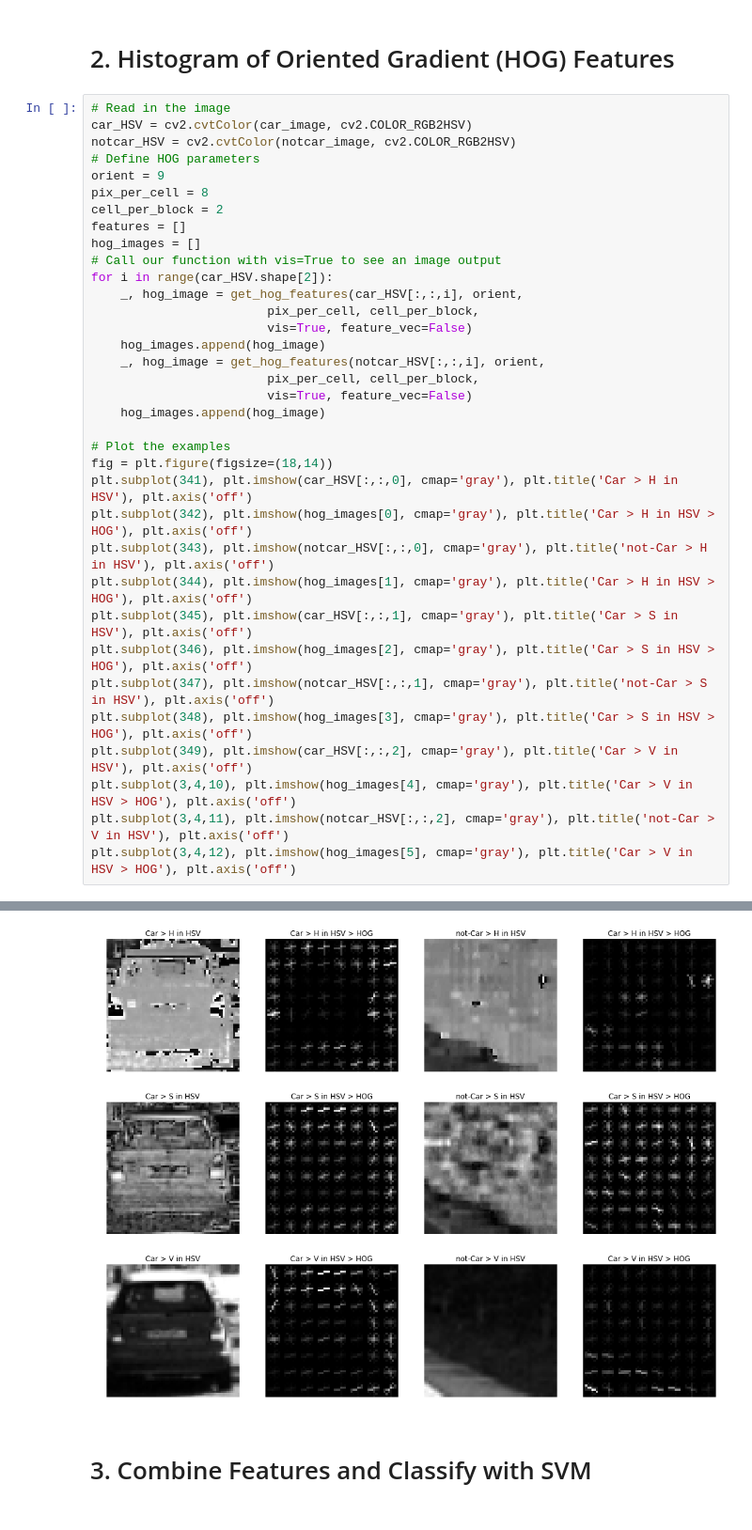
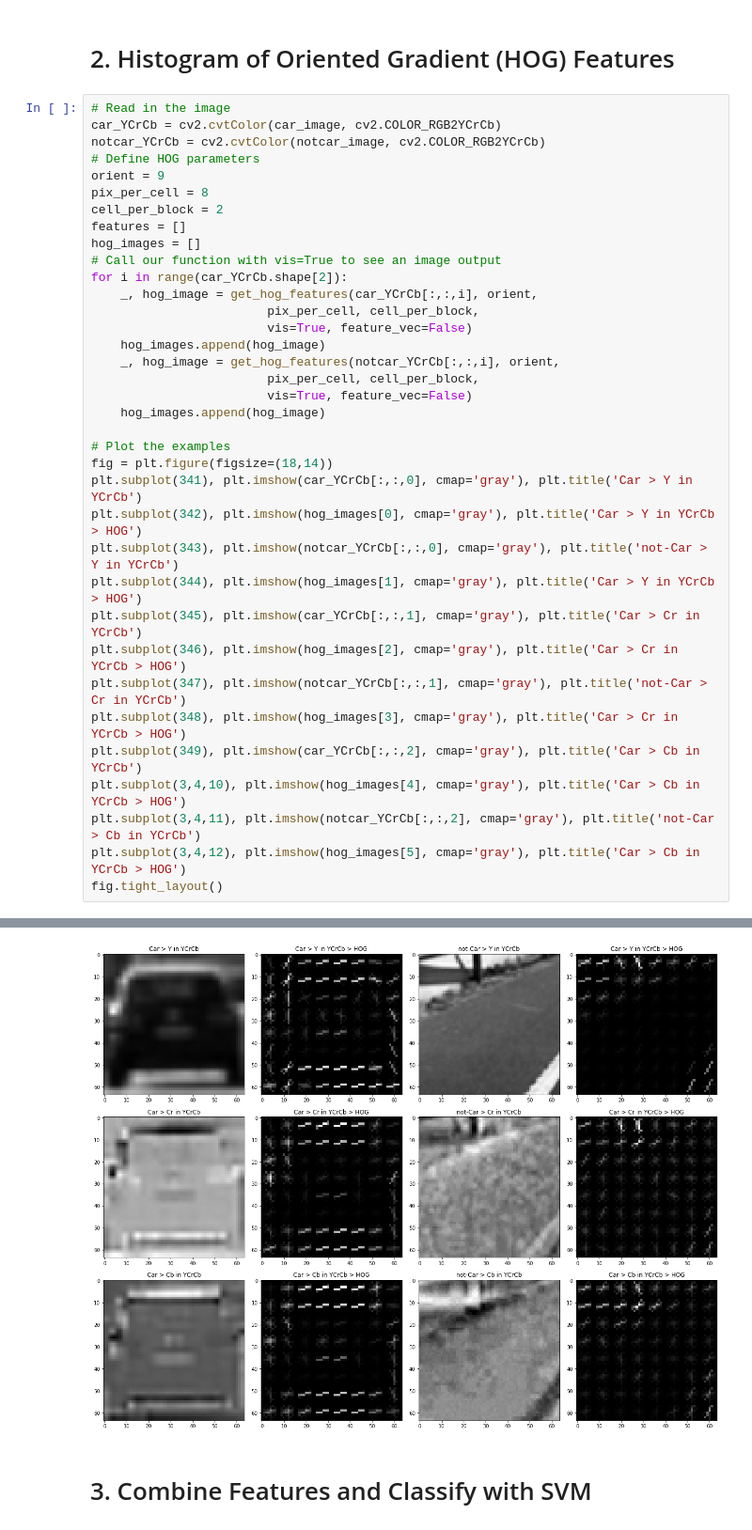
Before and after one commit to hangyao/Udacity_SDCND_Vehicle-Detection, a Jupyter notebook: Untitled.ipynb, the cells around one changed output, grey strips where cells are left out. Shown at 94% size. Cells and saved outputs as stored; diff of their text form.

```diff
--- a/Untitled.ipynb
+++ b/Untitled.ipynb
@@ -51,8 +51,8 @@ of size:  (64, 64, 3)  and data type: float32
 # 2. Histogram of Oriented Gradient (HOG) Features
 # %%
 # Read in the image
-car_HSV = cv2.cvtColor(car_image, cv2.COLOR_RGB2HSV)
-notcar_HSV = cv2.cvtColor(notcar_image, cv2.COLOR_RGB2HSV)
+car_YCrCb = cv2.cvtColor(car_image, cv2.COLOR_RGB2YCrCb)
+notcar_YCrCb = cv2.cvtColor(notcar_image, cv2.COLOR_RGB2YCrCb)
 # Define HOG parameters
 orient = 9
 pix_per_cell = 8
@@ -60,28 +60,29 @@ cell_per_block = 2
 features = []
 hog_images = []
 # Call our function with vis=True to see an image output
-for i in range(car_HSV.shape[2]):
-    _, hog_image = get_hog_features(car_HSV[:,:,i], orient,
+for i in range(car_YCrCb.shape[2]):
+    _, hog_image = get_hog_features(car_YCrCb[:,:,i], orient,
                         pix_per_cell, cell_per_block,
                         vis=True, feature_vec=False)
     hog_images.append(hog_image)
-    _, hog_image = get_hog_features(notcar_HSV[:,:,i], orient,
+    _, hog_image = get_hog_features(notcar_YCrCb[:,:,i], orient,
                         pix_per_cell, cell_per_block,
                         vis=True, feature_vec=False)
     hog_images.append(hog_image)
 
 # Plot the examples
 fig = plt.figure(figsize=(18,14))
-plt.subplot(341), plt.imshow(car_HSV[:,:,0], cmap='gray'), plt.title('Car > H in HSV'), plt.axis('off')
-plt.subplot(342), plt.imshow(hog_images[0], cmap='gray'), plt.title('Car > H in HSV > HOG'), plt.axis('off')
-plt.subplot(343), plt.imshow(notcar_HSV[:,:,0], cmap='gray'), plt.title('not-Car > H in HSV'), plt.axis('off')
-plt.subplot(344), plt.imshow(hog_images[1], cmap='gray'), plt.title('Car > H in HSV > HOG'), plt.axis('off')
-plt.subplot(345), plt.imshow(car_HSV[:,:,1], cmap='gray'), plt.title('Car > S in HSV'), plt.axis('off')
-plt.subplot(346), plt.imshow(hog_images[2], cmap='gray'), plt.title('Car > S in HSV > HOG'), plt.axis('off')
-plt.subplot(347), plt.imshow(notcar_HSV[:,:,1], cmap='gray'), plt.title('not-Car > S in HSV'), plt.axis('off')
-plt.subplot(348), plt.imshow(hog_images[3], cmap='gray'), plt.title('Car > S in HSV > HOG'), plt.axis('off')
-plt.subplot(349), plt.imshow(car_HSV[:,:,2], cmap='gray'), plt.title('Car > V in HSV'), plt.axis('off')
-plt.subplot(3,4,10), plt.imshow(hog_images[4], cmap='gray'), plt.title('Car > V in HSV > HOG'), plt.axis('off')
-plt.subplot(3,4,11), plt.imshow(notcar_HSV[:,:,2], cmap='gray'), plt.title('not-Car > V in HSV'), plt.axis('off')
-plt.subplot(3,4,12), plt.imshow(hog_images[5], cmap='gray'), plt.title('Car > V in HSV > HOG'), plt.axis('off')
+plt.subplot(341), plt.imshow(car_YCrCb[:,:,0], cmap='gray'), plt.title('Car > Y in YCrCb')
+plt.subplot(342), plt.imshow(hog_images[0], cmap='gray'), plt.title('Car > Y in YCrCb > HOG')
+plt.subplot(343), plt.imshow(notcar_YCrCb[:,:,0], cmap='gray'), plt.title('not-Car > Y in YCrCb')
+plt.subplot(344), plt.imshow(hog_images[1], cmap='gray'), plt.title('Car > Y in YCrCb > HOG')
+plt.subplot(345), plt.imshow(car_YCrCb[:,:,1], cmap='gray'), plt.title('Car > Cr in YCrCb')
+plt.subplot(346), plt.imshow(hog_images[2], cmap='gray'), plt.title('Car > Cr in YCrCb > HOG')
+plt.subplot(347), plt.imshow(notcar_YCrCb[:,:,1], cmap='gray'), plt.title('not-Car > Cr in YCrCb')
+plt.subplot(348), plt.imshow(hog_images[3], cmap='gray'), plt.title('Car > Cr in YCrCb > HOG')
+plt.subplot(349), plt.imshow(car_YCrCb[:,:,2], cmap='gray'), plt.title('Car > Cb in YCrCb')
+plt.subplot(3,4,10), plt.imshow(hog_images[4], cmap='gray'), plt.title('Car > Cb in YCrCb > HOG')
+plt.subplot(3,4,11), plt.imshow(notcar_YCrCb[:,:,2], cmap='gray'), plt.title('not-Car > Cb in YCrCb')
+plt.subplot(3,4,12), plt.imshow(hog_images[5], cmap='gray'), plt.title('Car > Cb in YCrCb > HOG')
+fig.tight_layout()
 # %% [output]
@@ -92,4 +89,4 @@ plt.subplot(3,4,12), plt.imshow(hog_images[5], cmap='gray'), plt.title('Car > V
-[figure, old version]
+[figure, new version]
 # %% [markdown]
 # 3. Combine Features and Classify with SVM
 # %%
```
Also changed, not shown: parts of 16 cells of this notebook, 8 other files.
